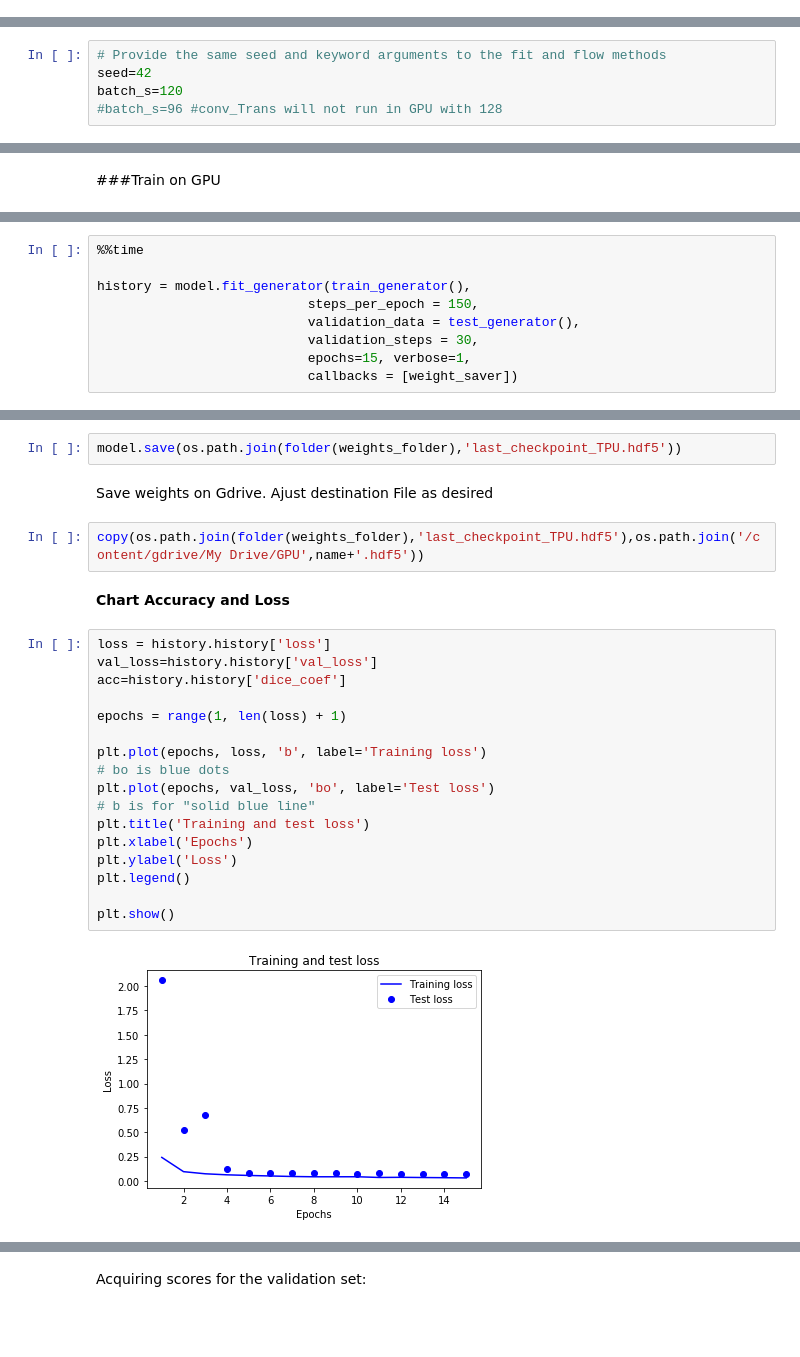
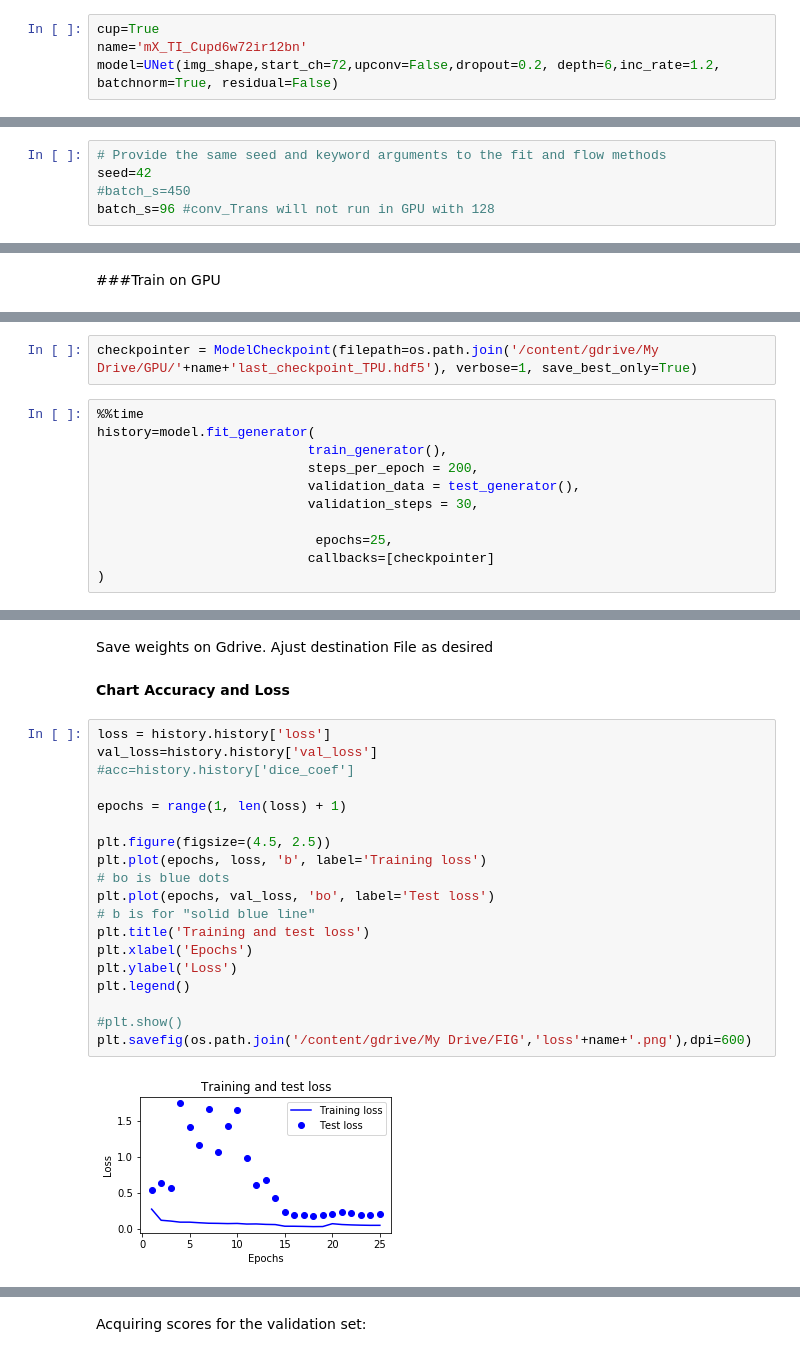
Before and after one commit to javicivit/TPU-UNET, a Jupyter notebook: GPU_version_TPU_U_Net_Cup_Disc_Segmentation.ipynb, the cells around one changed output, grey strips where cells are left out. Drawn from its saved outputs; the diff is of its cells as text; blank space fills up the shorter version.

```diff
--- a/GPU_version_TPU_U_Net_Cup_Disc_Segmentation.ipynb
+++ b/GPU_version_TPU_U_Net_Cup_Disc_Segmentation.ipynb
@@ -231,2 +219,6 @@ Please use `rate` instead of `keep_prob`. Rate should be set to `rate = 1 - keep
 # %% [markdown]
 Lets visualize the model and save its graphical representation.
+# %%
+cup=True
+name='mX_TI_Cupd6w72ir12bn'
+model=UNet(img_shape,start_ch=72,upconv=False,dropout=0.2, depth=6,inc_rate=1.2, batchnorm=True, residual=False)
@@ -468,8 +461,8 @@ X_tests,Y_tests=unison_shuffled_copies(X_teste, Y_teste)
 # %%
 # Provide the same seed and keyword arguments to the fit and flow methods
 seed=42
-batch_s=120
-#batch_s=96 #conv_Trans will not run in GPU with 128
+#batch_s=450
+batch_s=96 #conv_Trans will not run in GPU with 128
 # %%
 data_gen_args = dict(#rescale=1./255,
                      #featurewise_center=True,
@@ -540,10 +519,14 @@ weight_saver = ModelCheckpoint(os.path.join(folder(weights_folder),'last_checkpo
+# %%
+checkpointer = ModelCheckpoint(filepath=os.path.join('/content/gdrive/My Drive/GPU/'+name+'last_checkpoint_TPU.hdf5'), verbose=1, save_best_only=True)
 # %%
 %%time
-
-history = model.fit_generator(train_generator(),
-                           steps_per_epoch = 150,
+history=model.fit_generator(
+                           train_generator(),
+                           steps_per_epoch = 200,
                            validation_data = test_generator(),
                            validation_steps = 30,
-                           epochs=15, verbose=1,
-                           callbacks = [weight_saver])
+
+                            epochs=25,
+                           callbacks=[checkpointer]
+)
 # %% [output]
@@ -567,30 +550,28 @@ Wall time: 1h 13min 24s
-# %%
-model.save(os.path.join(folder(weights_folder),'last_checkpoint_TPU.hdf5'))
 # %% [markdown]
 Save weights on Gdrive. Ajust destination File as desired
-# %%
-copy(os.path.join(folder(weights_folder),'last_checkpoint_TPU.hdf5'),os.path.join('/content/gdrive/My Drive/GPU',name+'.hdf5'))
 # %% [markdown]
 **Chart Accuracy and Loss**
 # %%
 loss = history.history['loss']
 val_loss=history.history['val_loss']
-acc=history.history['dice_coef']
+#acc=history.history['dice_coef']
 
 epochs = range(1, len(loss) + 1)
 
+plt.figure(figsize=(4.5, 2.5))
 plt.plot(epochs, loss, 'b', label='Training loss')
 # bo is blue dots
 plt.plot(epochs, val_loss, 'bo', label='Test loss')
 # b is for "solid blue line"
 plt.title('Training and test loss')
 plt.xlabel('Epochs')
 plt.ylabel('Loss')
 plt.legend()
 
-plt.show()
+#plt.show()
+plt.savefig(os.path.join('/content/gdrive/My Drive/FIG','loss'+name+'.png'),dpi=600)
 # %% [output]
-[figure, old version]
+[figure, new version]
 # %%
 import matplotlib.pyplot as plt
 
```
Also changed, not shown: parts of 64 cells of this notebook.
